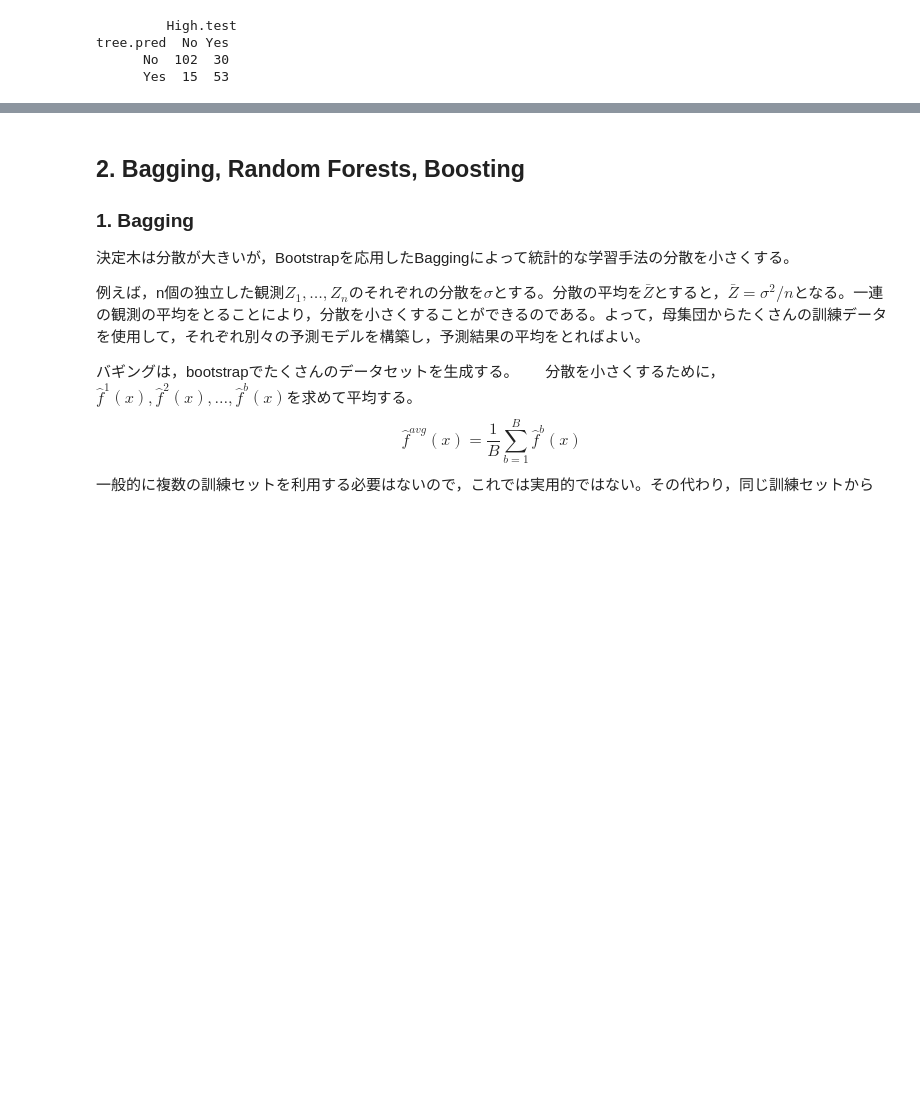
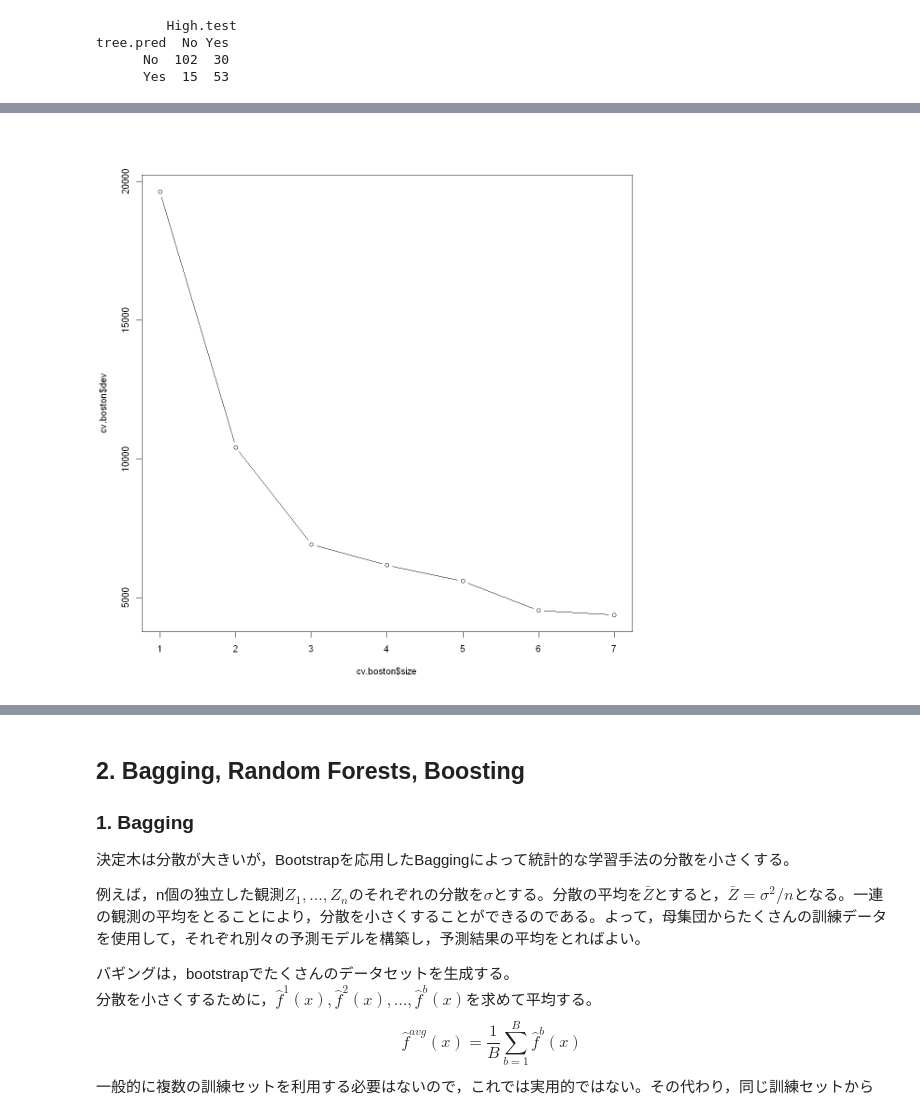
Before and after one commit to yellowmeteor/met_python.github.io, a Jupyter notebook: ISLR/8_Tree-Based_Methods.ipynb, the cells around one changed output, grey strips where cells are left out. Cells and saved outputs as stored; diff of their text form; code cells hidden in the pictures; blank space fills up the shorter version.

```diff
--- a/ISLR/8_Tree-Based_Methods.ipynb
+++ b/ISLR/8_Tree-Based_Methods.ipynb
@@ -226,0 +250,6 @@ tree.pred  No Yes
+# %%
+# cross varidation
+cv.boston = cv.tree(tree.boston)
+plot(cv.boston$size, cv.boston$dev, type='b')
+# %% [output]
+[figure, added]
```
Also changed, not shown: parts of 14 cells of this notebook.
